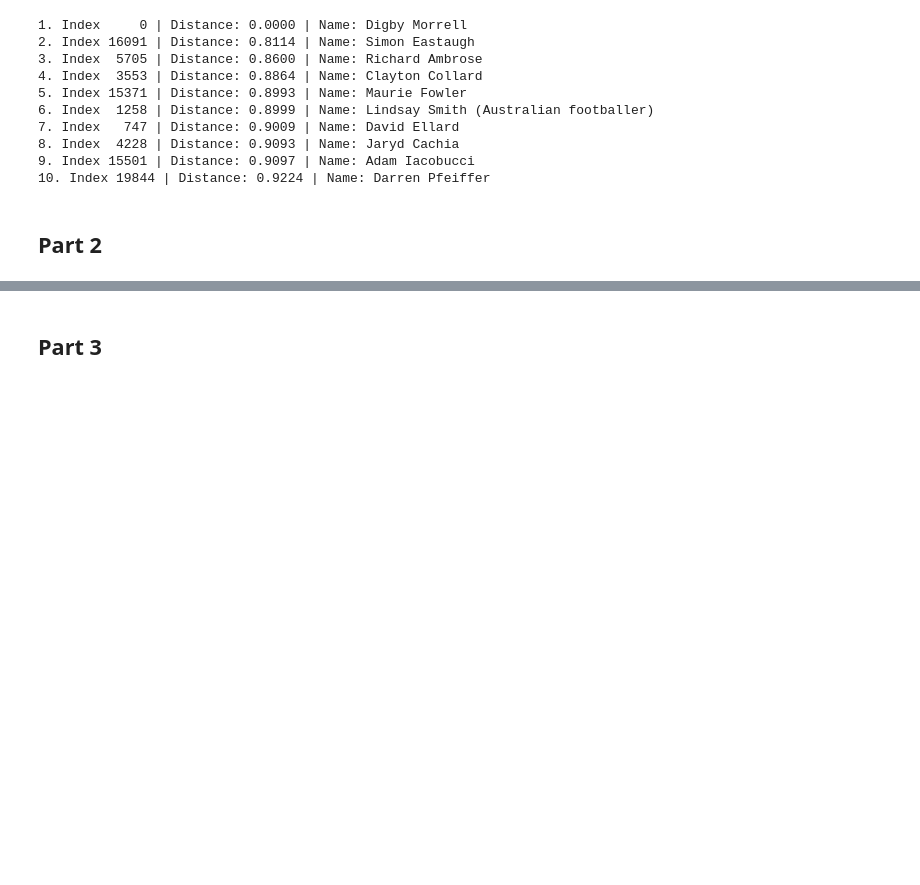
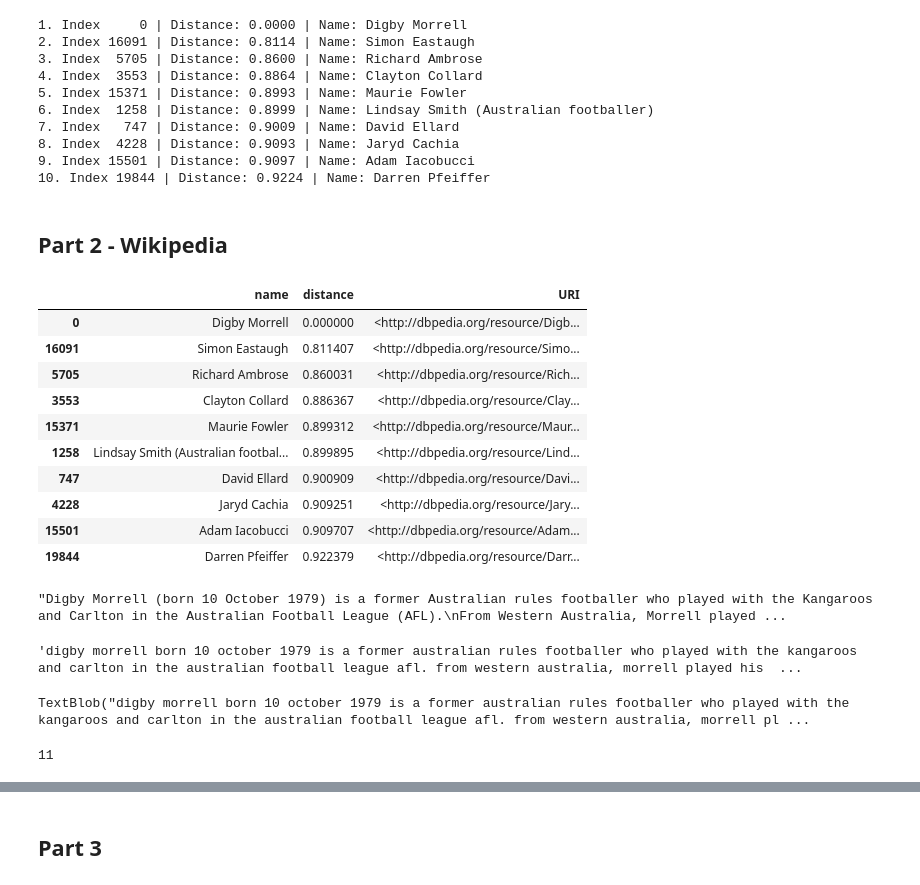
Before and after one commit to test-ds-21/JuanReyesAn___Data-Science-Portfolio-C21, a Jupyter notebook: Projects/Project-5/NLP.Description.for.Students.ipynb, the cells around one changed output, grey strips where cells are left out. Cells and saved outputs as stored; diff of their text form; code cells hidden in the pictures; blank space fills up the shorter version.

```diff
--- a/Projects/Project-5/NLP.Description.for.Students.ipynb
+++ b/Projects/Project-5/NLP.Description.for.Students.ipynb
@@ -578,4 +561,4 @@ for rank, (idx, dist) in enumerate(zip(indices[0], distances[0]), start=1):
 9. Index 15501 | Distance: 0.9097 | Name: Adam Iacobucci
 10. Index 19844 | Distance: 0.9224 | Name: Darren Pfeiffer
 # %% [markdown]
-## Part 2
+## Part 2 - Wikipedia
@@ -581,0 +570,56 @@ for rank, (idx, dist) in enumerate(zip(indices[0], distances[0]), start=1):
+# %%
+# Select the 10 closest rows and include URI, name, and distance
+results_df = data_c2.iloc[indices[0]][['name', 'URI']].copy()
+results_df['distance'] = distances[0]
+
+# Reorder columns for readability
+results_df = results_df[['name', 'distance', 'URI']]
+results_df
+# %% [output]
+|  | name | distance | URI |
+| 0 | Digby Morrell | 0.000000 | <http://dbpedia.org/resource/Digb... |
+| 16091 | Simon Eastaugh | 0.811407 | <http://dbpedia.org/resource/Simo... |
+| 5705 | Richard Ambrose | 0.860031 | <http://dbpedia.org/resource/Rich... |
+| 3553 | Clayton Collard | 0.886367 | <http://dbpedia.org/resource/Clay... |
+| 15371 | Maurie Fowler | 0.899312 | <http://dbpedia.org/resource/Maur... |
+| 1258 | Lindsay Smith (Australian footbal... | 0.899895 | <http://dbpedia.org/resource/Lind... |
+| 747 | David Ellard | 0.900909 | <http://dbpedia.org/resource/Davi... |
+| 4228 | Jaryd Cachia | 0.909251 | <http://dbpedia.org/resource/Jary... |
+| 15501 | Adam Iacobucci | 0.909707 | <http://dbpedia.org/resource/Adam... |
+| 19844 | Darren Pfeiffer | 0.922379 | <http://dbpedia.org/resource/Darr... |
+# %%
+#http://dbpedia.org/resource/Digby_Morrell
+topic = 'Digby Morrell'
+wikip = wikipediaapi.Wikipedia('foobar')
+page_ex = wikip.page(topic)
+wiki_text = page_ex.text
+wiki_text
+# %% [output]
+"Digby Morrell (born 10 October 1979) is a former Australian rules footballer who played with the Kangaroos and Carlton in the Australian Football League (AFL).\nFrom Western Australia, Morrell played ...
+# %%
+# well clean by deleting what i see wrong with the text
+wiki_text_clean = (
+  wiki_text
+  .lower()
+  .replace("\n"," ")
+  .replace("\'s",'')
+  .replace('\'','')
+  .replace("(", "")
+  .replace(")", "")
+  .replace('"', "")
+)
+wiki_text_clean
+# %% [output]
+'digby morrell born 10 october 1979 is a former australian rules footballer who played with the kangaroos and carlton in the australian football league afl. from western australia, morrell played his  ...
+# %%
+# do a text blob
+wiki_blob = TextBlob(wiki_text_clean)
+wiki_blob
+# %% [output]
+TextBlob("digby morrell born 10 october 1979 is a former australian rules footballer who played with the kangaroos and carlton in the australian football league afl. from western australia, morrell pl ...
+# %%
+size = len(wiki_blob.sentences)
+size
+# I lave 11 sentences
+# %% [output]
+11
```
Also changed, not shown: parts of 21 cells of this notebook.
